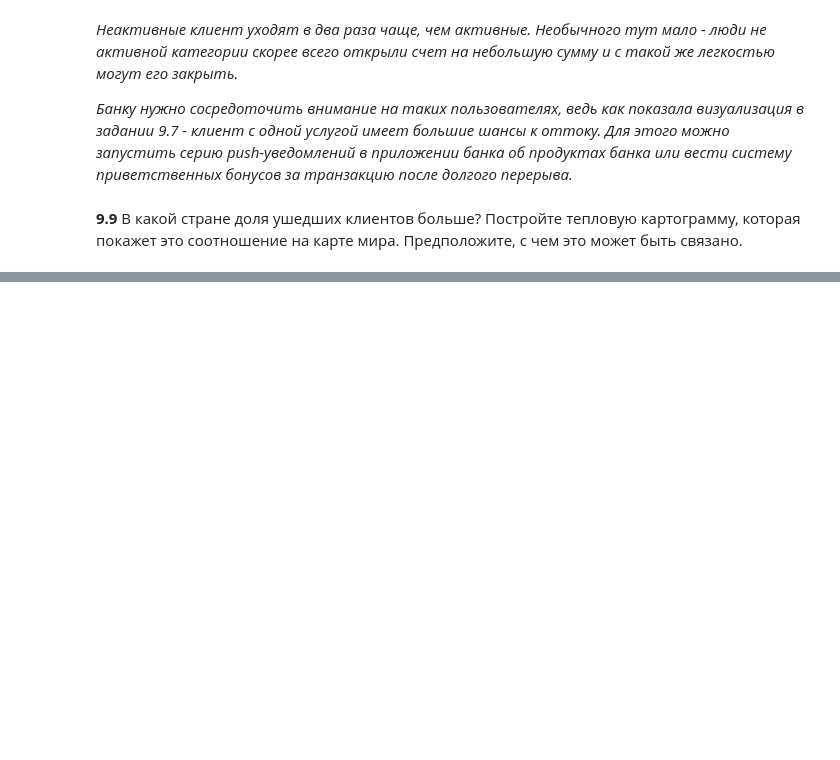
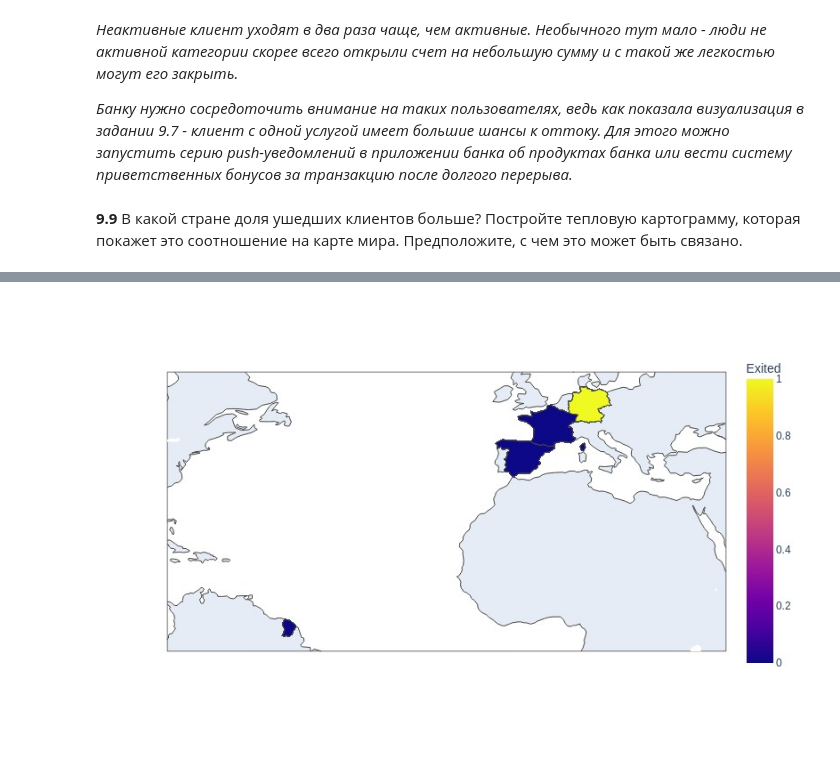
Before and after one commit to thetitorenko/sf_dspr, a Jupyter notebook: practice/PYTHON-13/PYTHON_13_Визуализация.ipynb, the cells around one changed output, grey strips where cells are left out. Saved outputs shown, nothing was run; the diff lists cells and outputs as text; code cells hidden in the pictures; blank space fills up the shorter version.

```diff
--- a/practice/PYTHON-13/PYTHON_13_Визуализация.ipynb
+++ b/practice/PYTHON-13/PYTHON_13_Визуализация.ipynb
@@ -290,7 +296,9 @@ fig = px.choropleth(
     locationmode='country names',
     color='Exited',
     width=800,
-    height=500,)
+    height=500)
 
-fig.show()
+fig.update_geos(fitbounds='locations')      # фокусируем карту на странах с данными
+fig.write_image('1.jpg')                    # сохраняем изображение карты
+display(Image(filename='1.jpg', width=800)) # отображаем изображение карты
 # %% [output]
@@ -297,0 +305 @@ fig.show()
+[figure, added]
```
Also changed, not shown: parts of 3 cells of this notebook.
